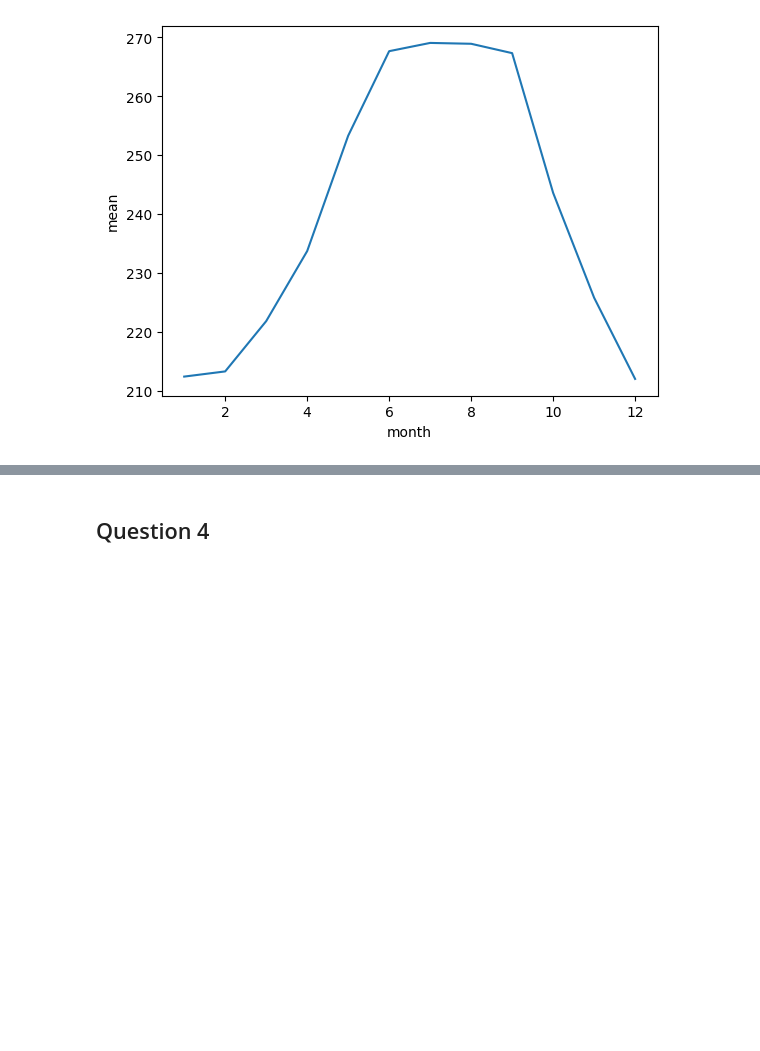
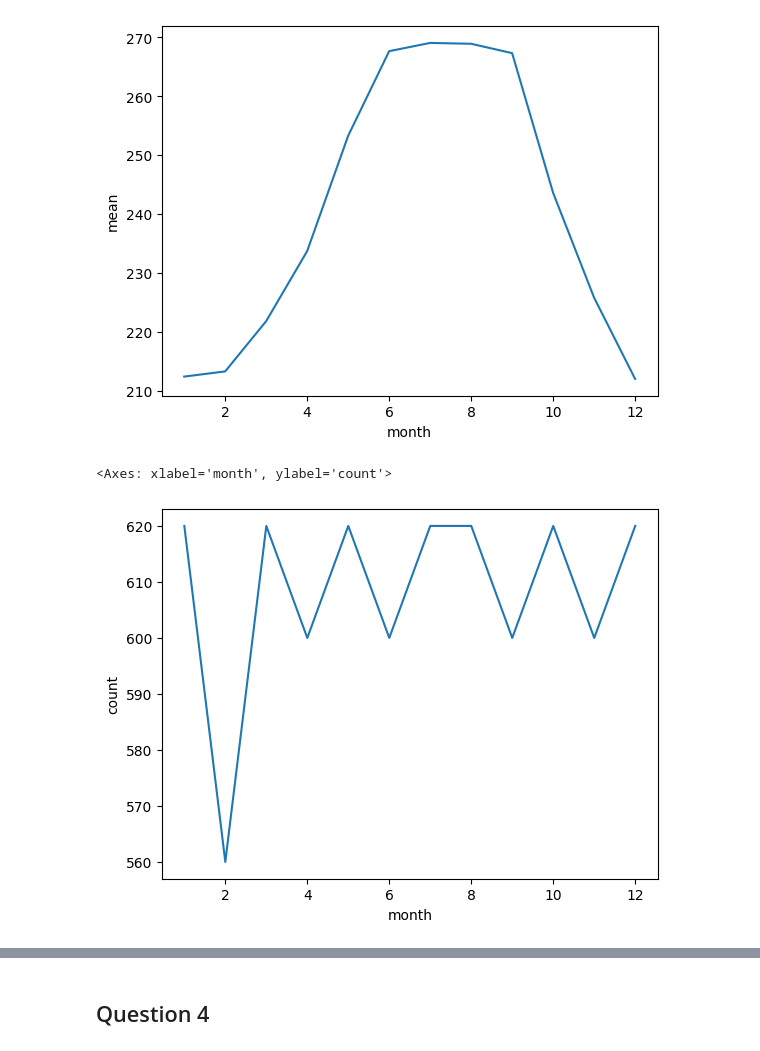
Before and after one commit to Madsjanssen/Exam, a Jupyter notebook: exam2024.ipynb, the cells around one changed output, grey strips where cells are left out. Saved outputs shown, nothing was run; the diff lists cells and outputs as text; code cells hidden in the pictures; blank space fills up the shorter version.

```diff
--- a/exam2024.ipynb
+++ b/exam2024.ipynb
@@ -278,7 +276,13 @@ sns.lineplot(data=df_plot_1, x="month", y="mean")
 # %%
 # I also group by month and count the oberservation, to see which month is most frequenty booked and if there is a pattern.
 
-df_plot_2 = df.groupby("month")["adr"].mean().reset_index(name="mean")
+df_plot_2 = df.groupby("month")["adr"].count().reset_index(name="count") # Just counting instead of finding the mean
 
 # Then make the plot
-sns.lineplot(data=df_plot_1, x="month", y="mean")
+sns.lineplot(data=df_plot_2, x="month", y="count")
+
+# A bit to my surpise, with exeption to february there is not a huge difference in the number of bookings
+# througout the year. I suspect that the dataset may have been normalized.
+# %% [output]
+<Axes: xlabel='month', ylabel='count'>
+[figure, added]
```
Also changed, not shown: parts of 16 cells of this notebook.
